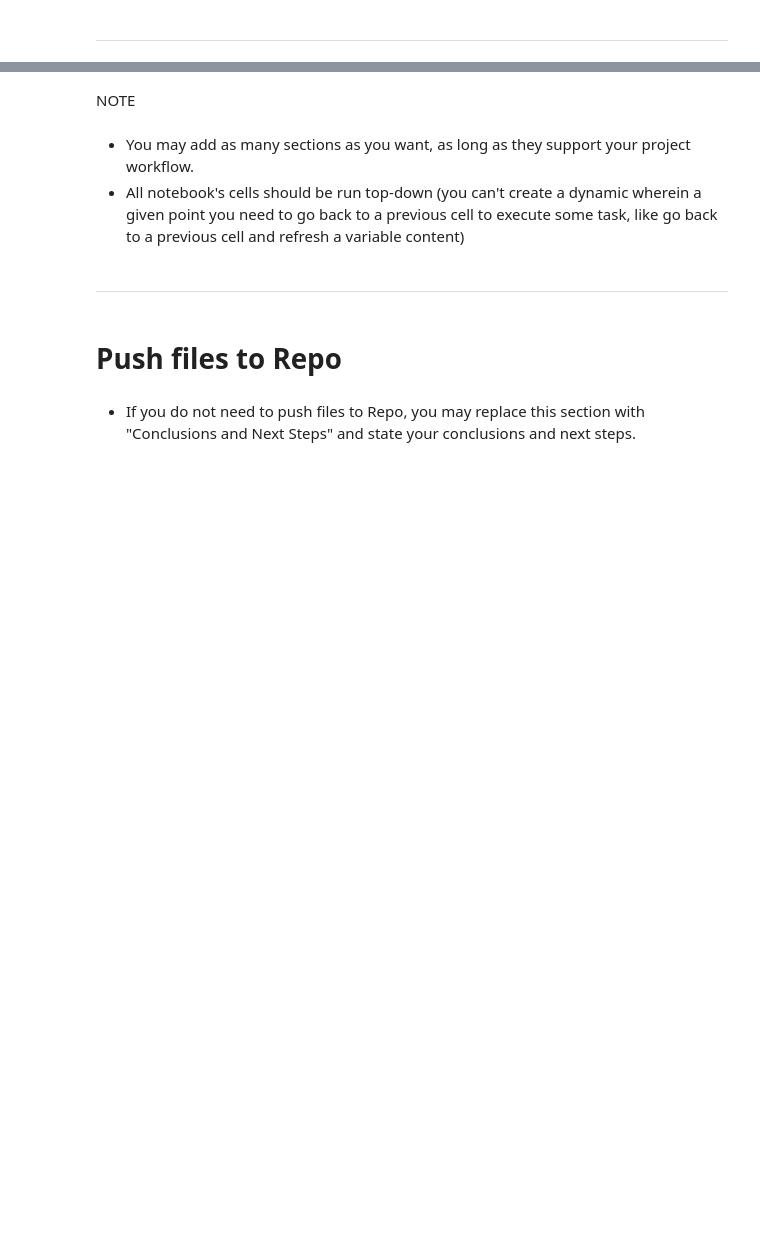
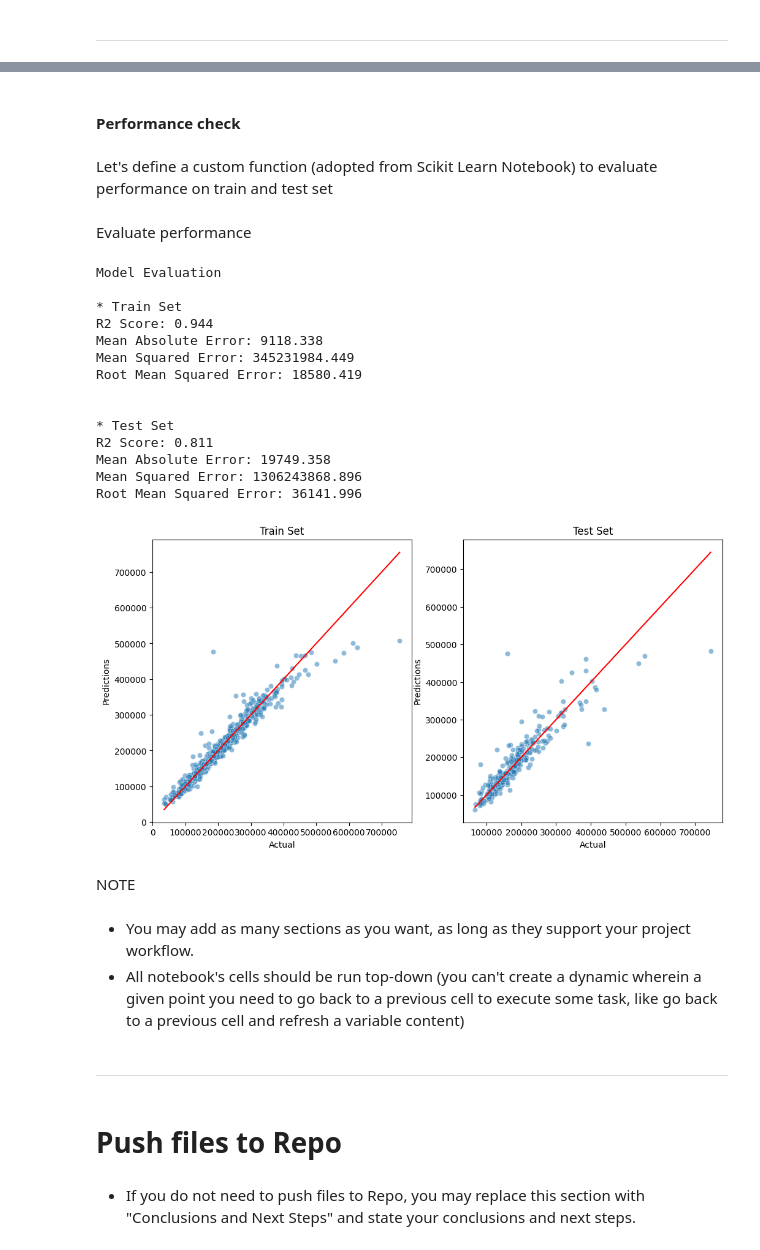
Before and after one commit to ysgurjar/pp5_project_heritage_housing, a Jupyter notebook: jupyter_notebooks/05.modelling_and_evaluation.ipynb, the cells around one changed output, grey strips where cells are left out. Drawn from its saved outputs; the diff is of its cells as text; code cells hidden in the pictures; blank space fills up the shorter version.

```diff
--- a/jupyter_notebooks/05.modelling_and_evaluation.ipynb
+++ b/jupyter_notebooks/05.modelling_and_evaluation.ipynb
@@ -75,0 +347,66 @@ Section 2 content
+# %% [markdown]
+#### Performance check
+# %% [markdown]
+Let's define a custom function (adopted from Scikit Learn Notebook) to evaluate performance on train and test set
+# %%
+from sklearn.metrics import r2_score, mean_squared_error, mean_absolute_error
+import numpy as np
+import matplotlib.pyplot as plt
+import seaborn as sns
+
+def regression_performance(X_train, y_train, X_test, y_test,pipeline):
+	print("Model Evaluation \n")
+	print("* Train Set")
+	regression_evaluation(X_train,y_train,pipeline)
+	print("* Test Set")
+	regression_evaluation(X_test,y_test,pipeline)
+
+def regression_evaluation(X,y,pipeline):
+  prediction = pipeline.predict(X)
+  print('R2 Score:', r2_score(y, prediction).round(3))
+  print('Mean Absolute Error:', mean_absolute_error(y, prediction).round(3))
+  print('Mean Squared Error:', mean_squared_error(y, prediction).round(3))
+  print('Root Mean Squared Error:', np.sqrt(mean_squared_error(y, prediction)).round(3))
+  print("\n")
+
+
+def regression_evaluation_plots(X_train, y_train, X_test, y_test,pipeline, alpha_scatter=0.5):
+  pred_train = pipeline.predict(X_train)
+  pred_test = pipeline.predict(X_test)
+
+
+  fig, axes = plt.subplots(nrows=1, ncols=2, figsize=(12,6))
+  sns.scatterplot(x=y_train, y=pred_train, alpha=alpha_scatter, ax=axes[0])
+  sns.lineplot(x=y_train , y=y_train, color='red', ax=axes[0])
+  axes[0].set_xlabel("Actual")
+  axes[0].set_ylabel("Predictions")
+  axes[0].set_title("Train Set")
+
+  sns.scatterplot(x=y_test, y=pred_test, alpha=alpha_scatter, ax=axes[1])
+  sns.lineplot(x=y_test, y=y_test, color='red', ax=axes[1])
+  axes[1].set_xlabel("Actual")
+  axes[1].set_ylabel("Predictions")
+  axes[1].set_title("Test Set")
+  plt.savefig(f'docs/plots/regression_performance.png', bbox_inches='tight')
+  plt.show()
+# %% [markdown]
+Evaluate performance
+# %%
+regression_performance(X_train, y_train, X_test, y_test,best_regressor_pipeline)
+regression_evaluation_plots(X_train, y_train, X_test, y_test, best_regressor_pipeline)
+# %% [output]
+Model Evaluation
+
+* Train Set
+R2 Score: 0.944
+Mean Absolute Error: 9118.338
+Mean Squared Error: 345231984.449
+Root Mean Squared Error: 18580.419
+
+
+* Test Set
+R2 Score: 0.811
+Mean Absolute Error: 19749.358
+Mean Squared Error: 1306243868.896
+Root Mean Squared Error: 36141.996
+[figure, added]
```
Also changed, not shown: parts of 27 cells of this notebook, 1 other file.
